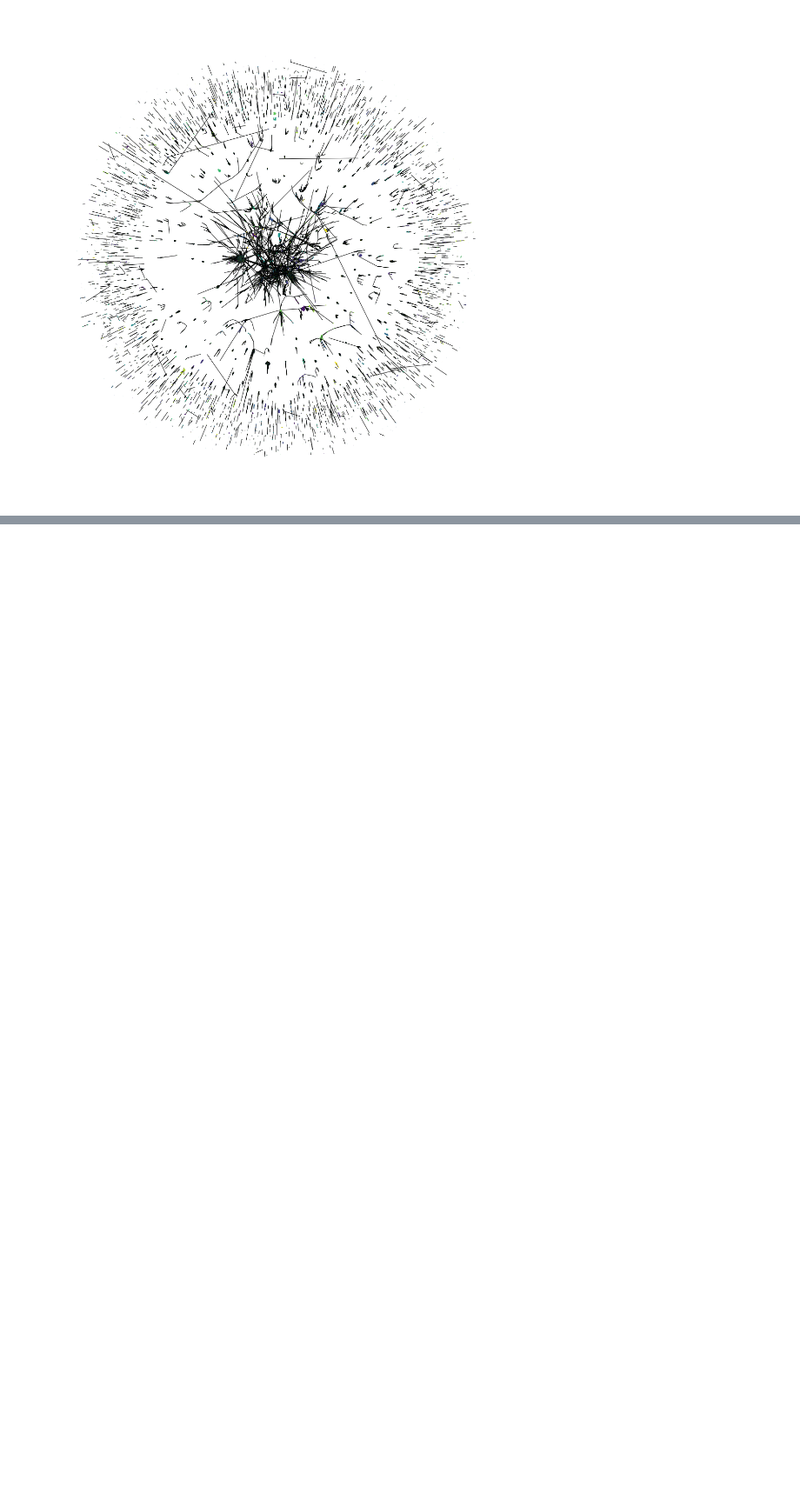
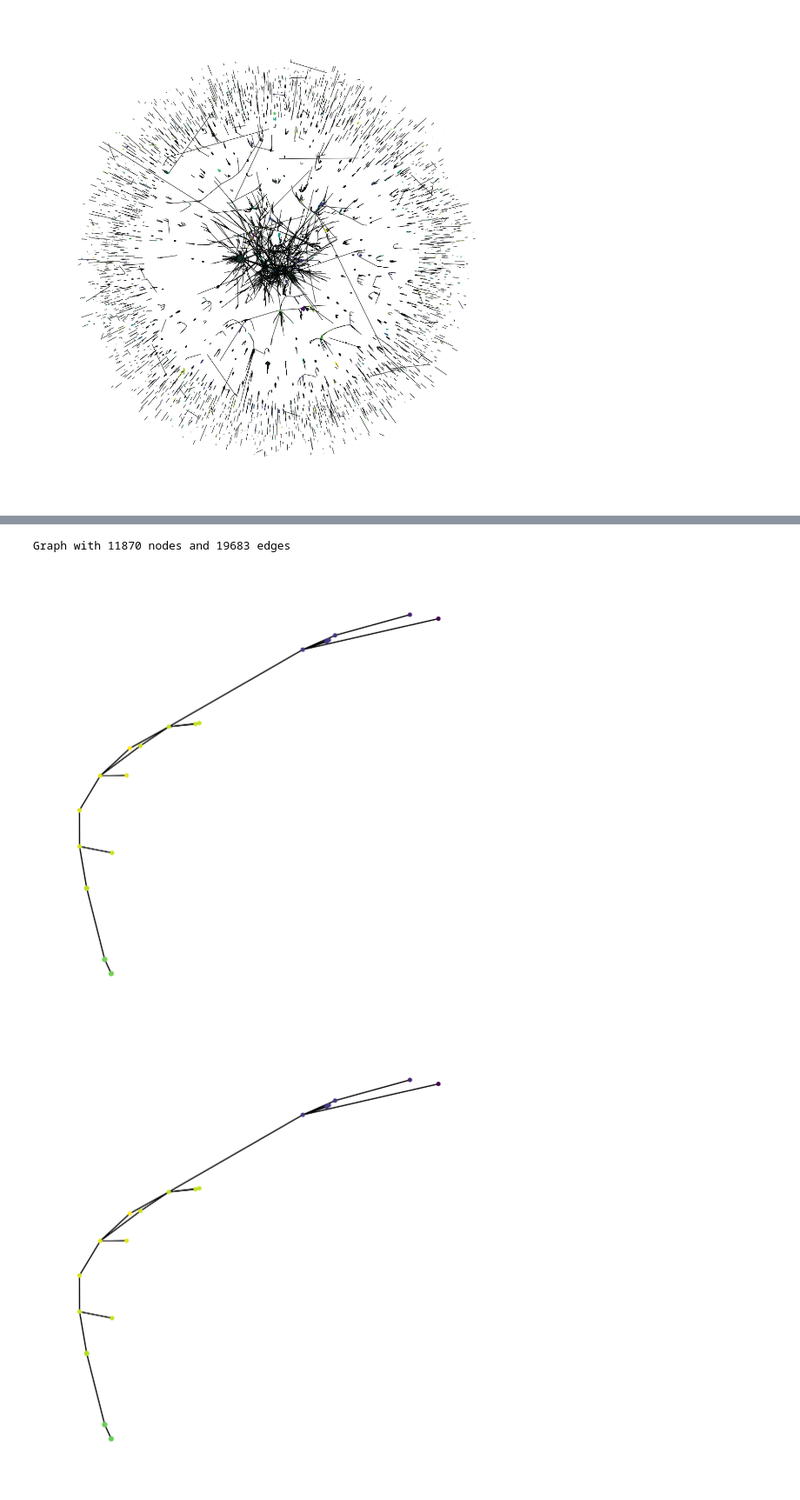
Before and after one commit to Keygoksmg/neat_opinion_network, a Jupyter notebook: experiments.ipynb, the cells around one changed output, grey strips where cells are left out. Shown at 87% size. Cells and saved outputs as stored; diff of their text form; code cells hidden in the pictures; blank space fills up the shorter version.

```diff
--- a/experiments.ipynb
+++ b/experiments.ipynb
@@ -144,4 +173,0 @@ Graph with 11870 nodes and 19683 edges
-# %%
-test = ExperimentClass(g_simple, 'new')
-test.run_model(50)
-test.plot()
@@ -150,0 +261,25 @@ Graph with 11870 nodes and 19683 edges
+# %%
+list(nx.connected_components(g_simple))
+for i in list(nx.connected_components(g_simple)):
+    if len(i) == 20:
+        subgraph = i
+        break
+# %%
+pos = nx.spring_layout(g_simple)
+# %%
+cnt = 0
+%config InlineBackend.figure_format = 'retina'
+test = ExperimentClass(g_simple, 'Abebe')
+while cnt < 4:
+    test.run_model(20)
+    # draw subgraph of g_simple
+    plt.figure(figsize=(5, 5))
+    node_sizes = [np.log(g_simple.nodes[node]['node_centrality']*100000) for node in g_simple.subgraph(subgraph).nodes]
+    node_colors = [g_simple.nodes[node]['opinion'] for node in g_simple.subgraph(subgraph).nodes]
+    # always draw the nodes in the same place
+    nx.draw(g_simple.subgraph(subgraph), pos=pos, node_size=node_sizes, node_color=node_colors)
+    cnt += 1
+# %% [output]
+Graph with 11870 nodes and 19683 edges
+[figure, added]
+[figure, added]
```
Also changed, not shown: parts of 9 cells of this notebook, 4 other files.
